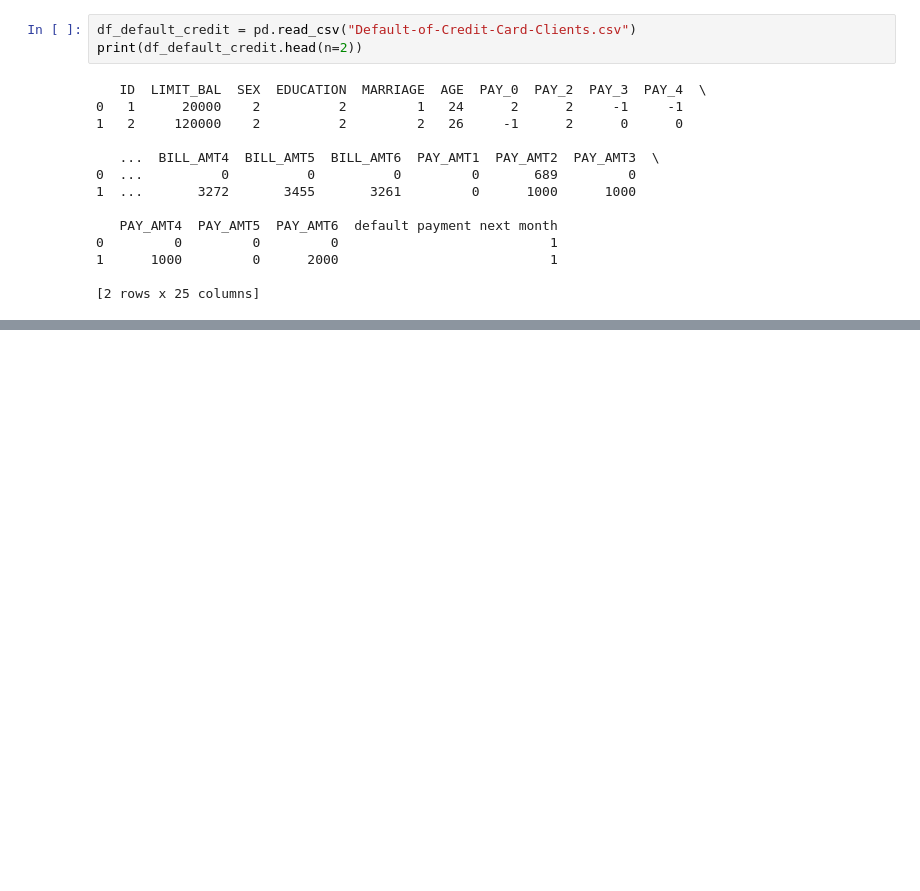
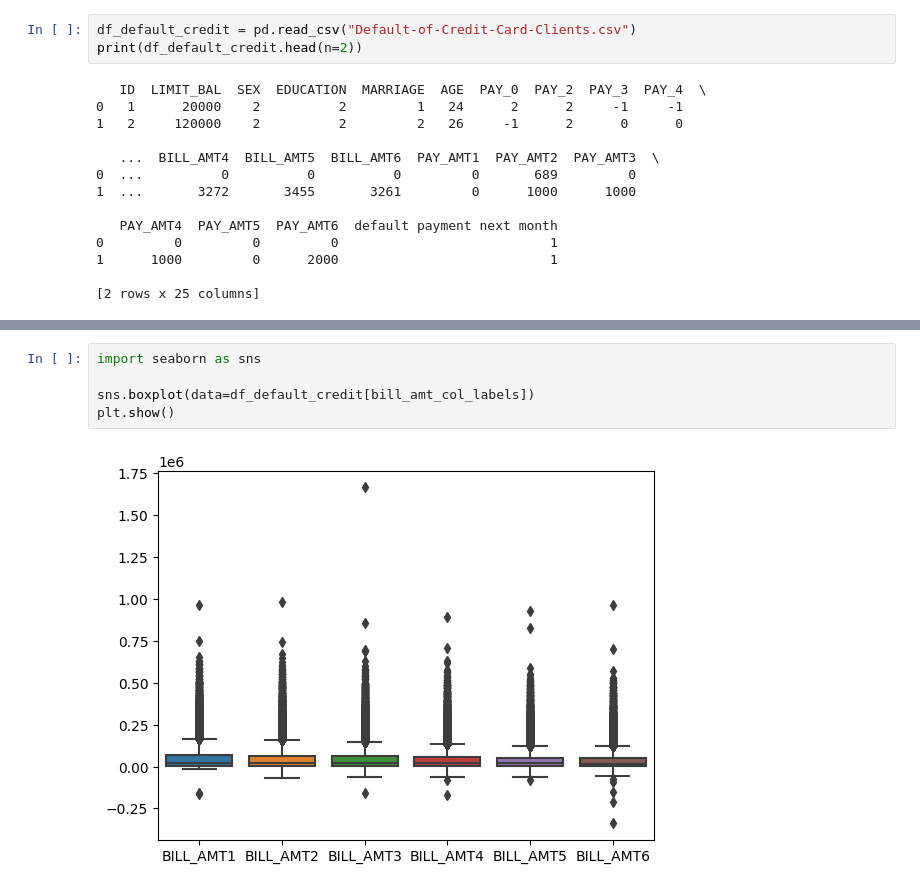
Before and after one commit to RustyRaptor/data-mining, a Jupyter notebook: 20230910_assignment2/20230910_assignment2.ipynb, the cells around one changed output, grey strips where cells are left out. Drawn from its saved outputs; the diff is of its cells as text; blank space fills up the shorter version.

```diff
--- a/20230910_assignment2/20230910_assignment2.ipynb
+++ b/20230910_assignment2/20230910_assignment2.ipynb
@@ -181,0 +127,7 @@ plt.scatter(x_age, y_limit_bal,alpha=0.5, s=25)
+# %%
+import seaborn as sns
+
+sns.boxplot(data=df_default_credit[bill_amt_col_labels])
+plt.show()
+# %% [output]
+[figure, added]
```
Also changed, not shown: parts of 47 cells of this notebook, 1 other file.
